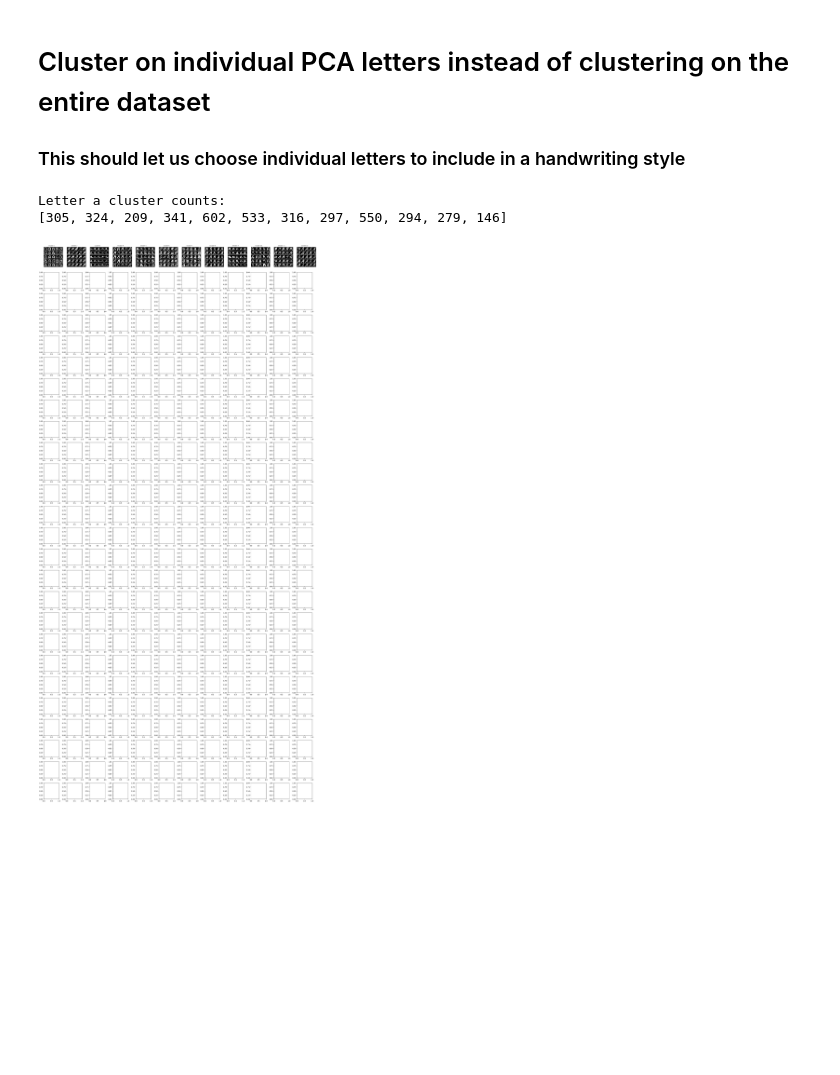
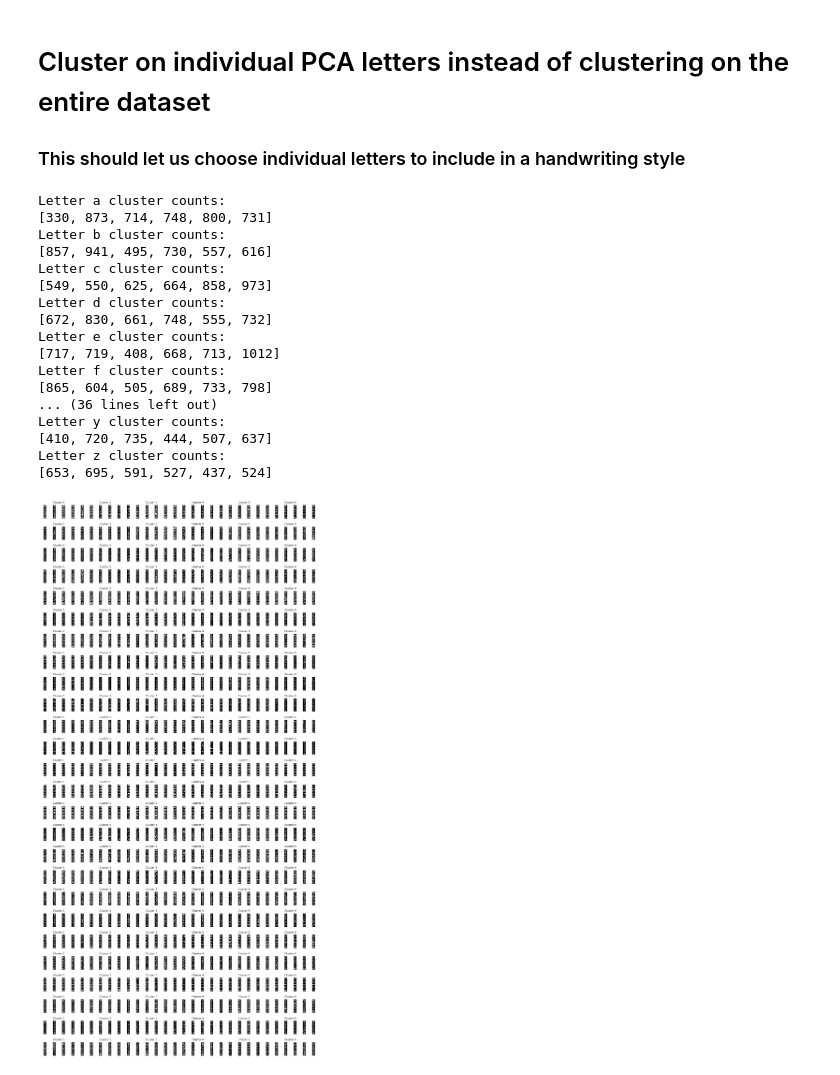
Before and after one commit to keriotisna/CS598-GenerativeAI-Final-Project, a Jupyter notebook: dataClustering.ipynb, the cells around one changed output. Cells and saved outputs as stored; diff of their text form; code cells hidden in the pictures; blank space fills up the shorter version.

```diff
--- a/dataClustering.ipynb
+++ b/dataClustering.ipynb
@@ -202,11 +199,26 @@ plt.show()
 # Cluster on individual PCA letters instead of clustering on the entire dataset
 ### This should let us choose individual letters to include in a handwriting style
 # %%
-CLUSTER_DATA = getClusterDataForLetters(trainset=trainset, numClusters=12, showPlots=True, numClasses=1)
+CLUSTER_DATA = getClusterDataForLetters(trainset=trainset, numClusters=6, showPlots=True, numClasses=26)
 # %% [output]
 Letter a cluster counts:
-[305, 324, 209, 341, 602, 533, 316, 297, 550, 294, 279, 146]
+[330, 873, 714, 748, 800, 731]
+Letter b cluster counts:
+[857, 941, 495, 730, 557, 616]
+Letter c cluster counts:
+[549, 550, 625, 664, 858, 973]
+Letter d cluster counts:
+[672, 830, 661, 748, 555, 732]
+Letter e cluster counts:
+[717, 719, 408, 668, 713, 1012]
+Letter f cluster counts:
+[865, 604, 505, 689, 733, 798]
+... (36 lines left out)
+Letter y cluster counts:
+[410, 720, 735, 444, 507, 637]
+Letter z cluster counts:
+[653, 695, 591, 527, 437, 524]
-[figure, old version]
+[figure, new version]
 # %%
 subsets = createSubsets(trainset, CLUSTER_DATA, transform=transforms.ToTensor())
 letterASubset = subsets[1]
```
Also changed, not shown: parts of 3 cells of this notebook, 2 other files.
